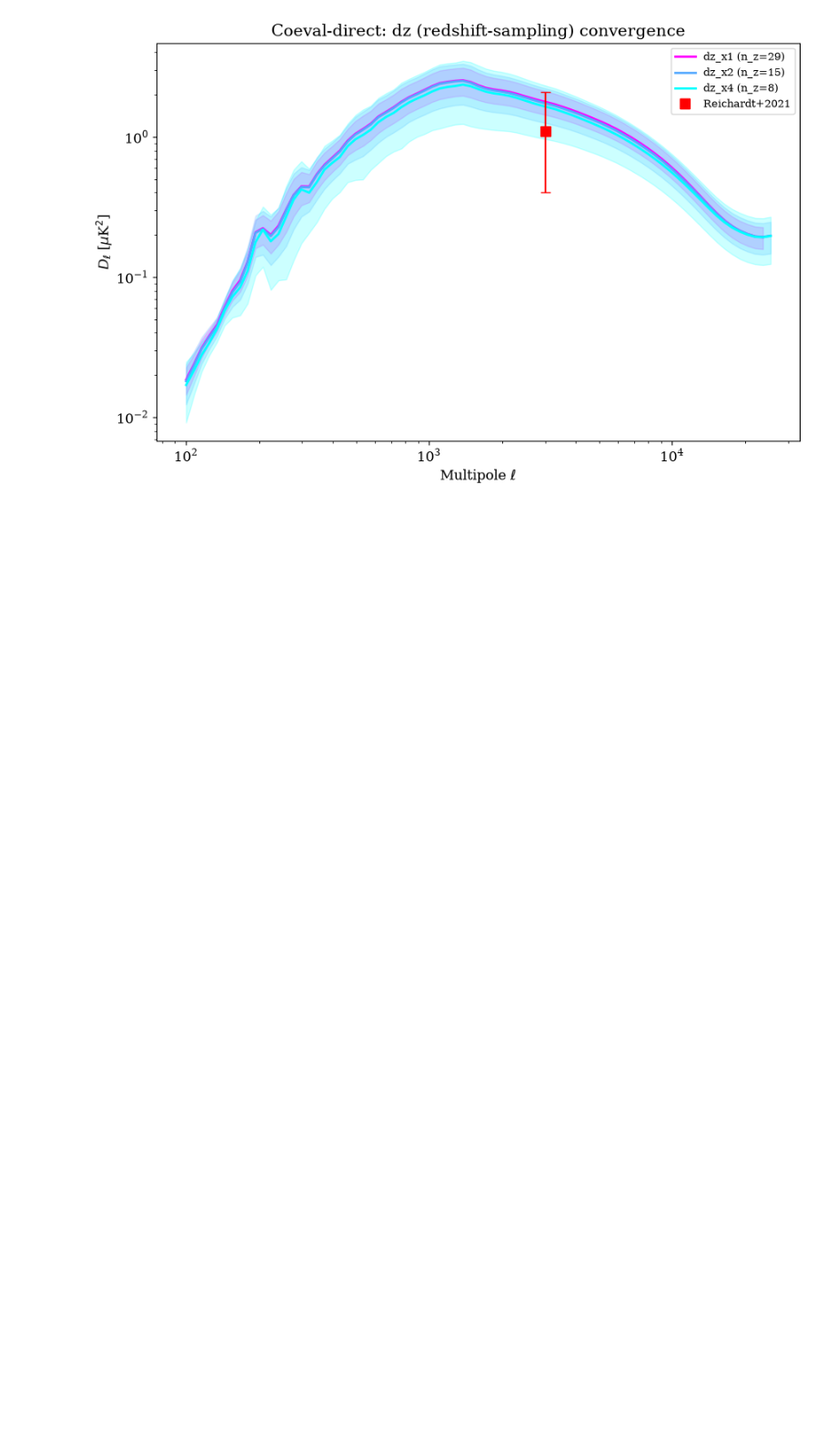
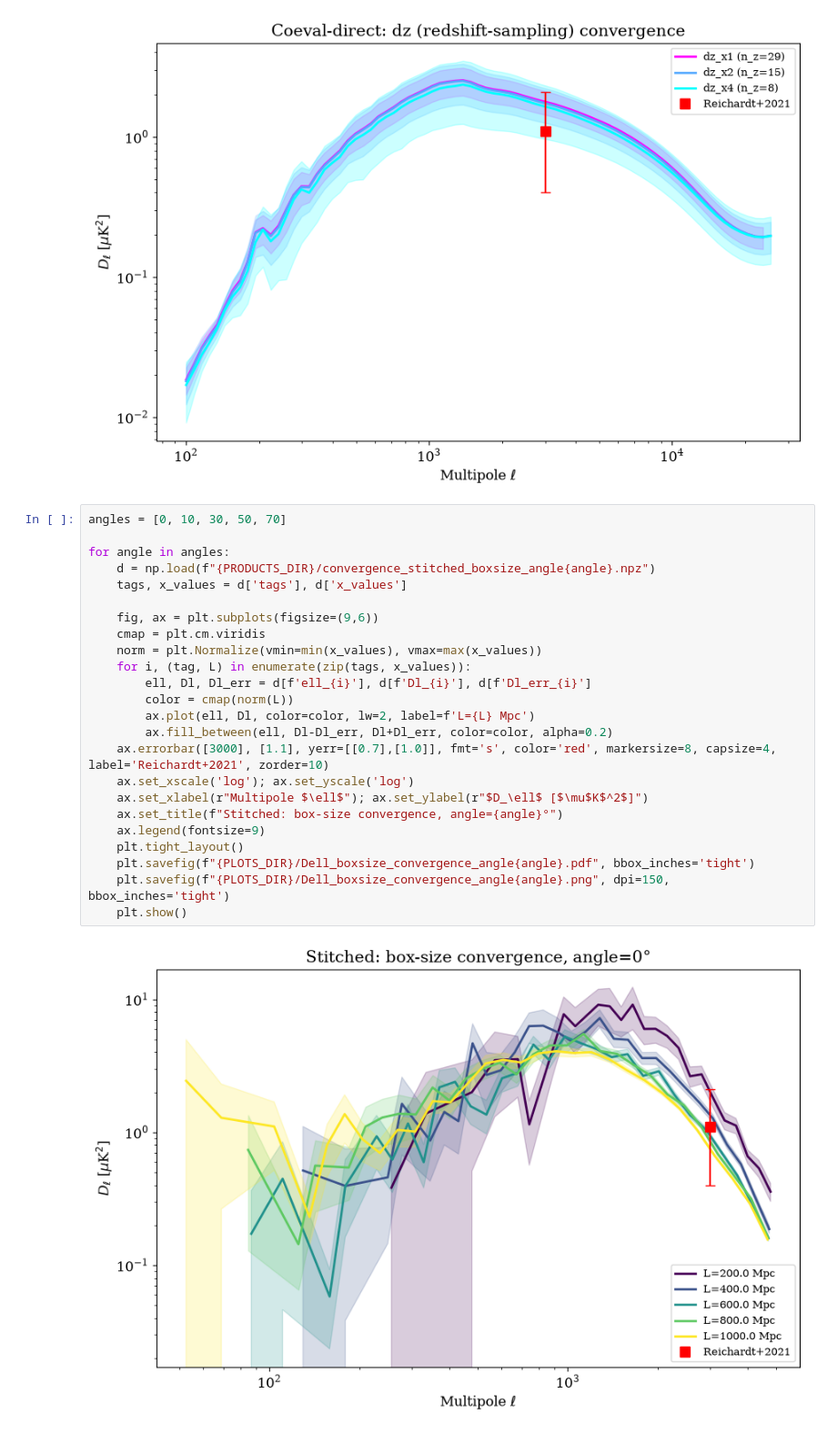
Before and after one commit to swanith01/ksz-pipeline, a Jupyter notebook: notebooks/exploratory/convergence_results.ipynb, the cells around one changed output. Shown at 91% size. Saved outputs shown, nothing was run; the diff lists cells and outputs as text; blank space fills up the shorter version.

Commit message:
Sync desktop: re-run notebook outputs (convergence_results, georgiev_comparison) plus untracked convergence/closure-test products and plots

```diff
--- a/notebooks/exploratory/convergence_results.ipynb
+++ b/notebooks/exploratory/convergence_results.ipynb
@@ -182,3 +115,29 @@ plt.savefig(f"{PLOTS_DIR}/Dell_dz_convergence_full.pdf", bbox_inches='tight')
 plt.show()
 # %% [output]
 [figure]
+# %%
+angles = [0, 10, 30, 50, 70]
+
+for angle in angles:
+    d = np.load(f"{PRODUCTS_DIR}/convergence_stitched_boxsize_angle{angle}.npz")
+    tags, x_values = d['tags'], d['x_values']
+
+    fig, ax = plt.subplots(figsize=(9,6))
+    cmap = plt.cm.viridis
+    norm = plt.Normalize(vmin=min(x_values), vmax=max(x_values))
+    for i, (tag, L) in enumerate(zip(tags, x_values)):
+        ell, Dl, Dl_err = d[f'ell_{i}'], d[f'Dl_{i}'], d[f'Dl_err_{i}']
+        color = cmap(norm(L))
+        ax.plot(ell, Dl, color=color, lw=2, label=f'L={L} Mpc')
+        ax.fill_between(ell, Dl-Dl_err, Dl+Dl_err, color=color, alpha=0.2)
+    ax.errorbar([3000], [1.1], yerr=[[0.7],[1.0]], fmt='s', color='red', markersize=8, capsize=4, label='Reichardt+2021', zorder=10)
+    ax.set_xscale('log'); ax.set_yscale('log')
+    ax.set_xlabel(r"Multipole $\ell$"); ax.set_ylabel(r"$D_\ell$ [$\mu$K$^2$]")
+    ax.set_title(f"Stitched: box-size convergence, angle={angle}°")
+    ax.legend(fontsize=9)
+    plt.tight_layout()
+    plt.savefig(f"{PLOTS_DIR}/Dell_boxsize_convergence_angle{angle}.pdf", bbox_inches='tight')
+    plt.savefig(f"{PLOTS_DIR}/Dell_boxsize_convergence_angle{angle}.png", dpi=150, bbox_inches='tight')
+    plt.show()
+# %% [output]
+[figure, added]
```
Also changed, not shown: parts of 13 cells of this notebook, 26 other files.
